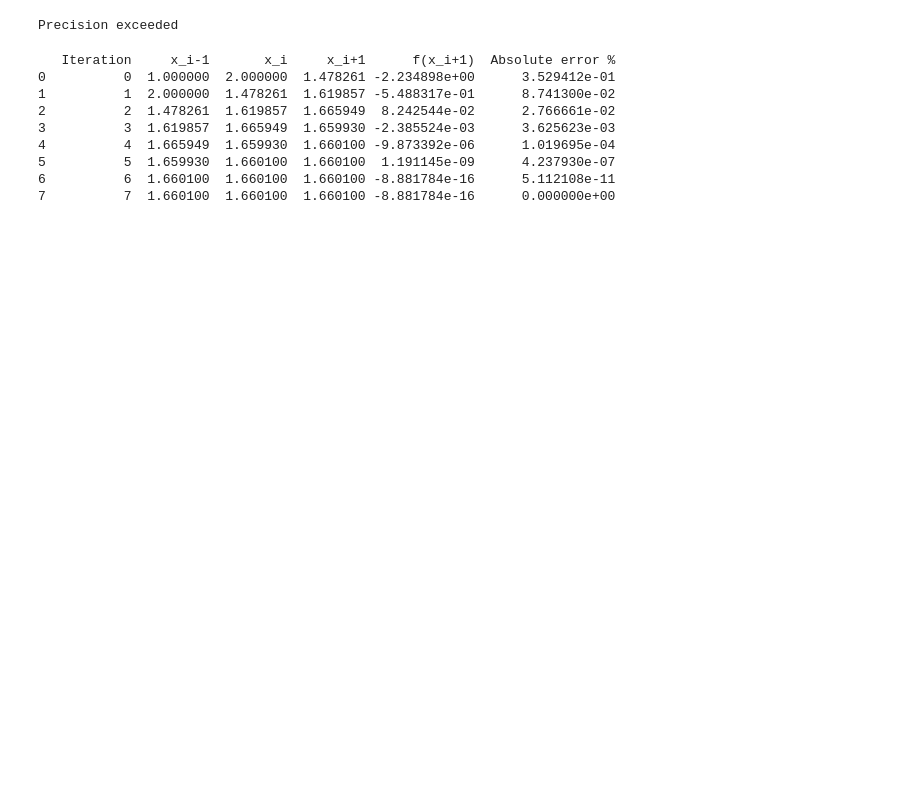
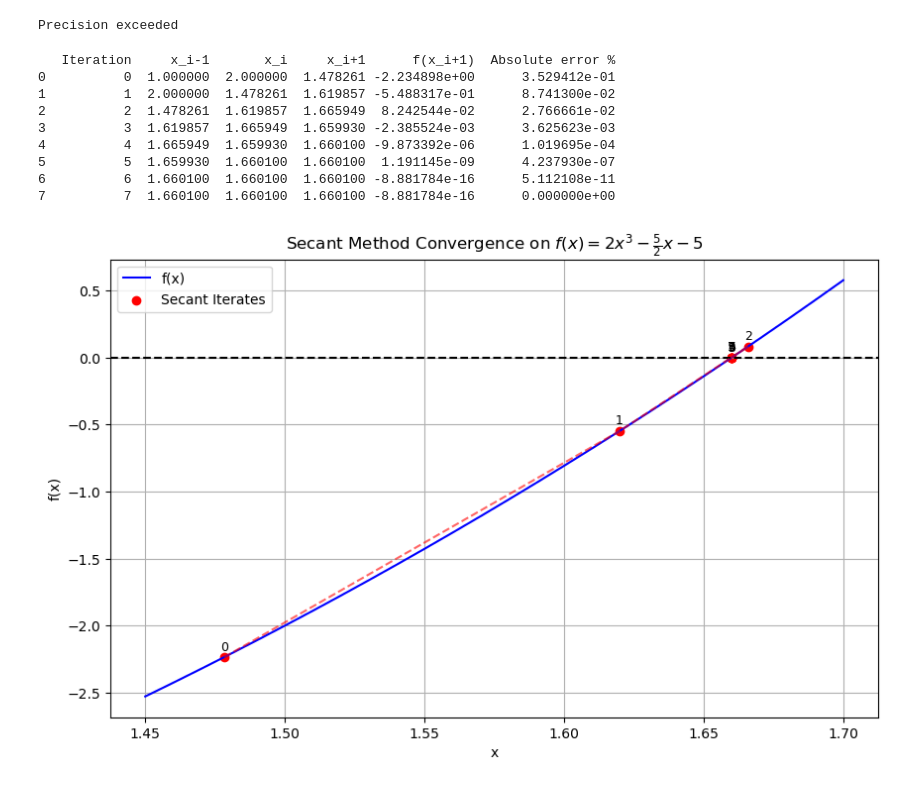
Before and after one commit to Shvetang/MTH308, a Jupyter notebook: SecantMethod.ipynb, the cells around one changed output. Drawn from its saved outputs; the diff is of its cells as text; code cells hidden in the pictures; blank space fills up the shorter version.

```diff
--- a/SecantMethod.ipynb
+++ b/SecantMethod.ipynb
@@ -64,3 +66,32 @@ print(df)
 5          5  1.659930  1.660100  1.660100  1.191145e-09      4.237930e-07
 6          6  1.660100  1.660100  1.660100 -8.881784e-16      5.112108e-11
 7          7  1.660100  1.660100  1.660100 -8.881784e-16      0.000000e+00
+# %%
+# Convert x_i+1 and f(x_i+1) to numpy arrays for plotting
+x_vals = np.array(result["x_i+1"])
+y_vals = np.array(result["f(x_i+1)"])
+
+# Plot the function curve
+x_plot = np.linspace(1.45, 1.7, 500)
+y_plot = f(x_plot)
+
+plt.figure(figsize=(10, 6))
+plt.plot(x_plot, y_plot, label="f(x)", color='blue')
+plt.axhline(0, color='black', linestyle='--')
+
+# Plot bisection steps
+plt.scatter(x_vals, y_vals, color='red', label='Secant Iterates')
+plt.plot(x_vals, y_vals, color='red', linestyle='dashed', alpha=0.6)
+
+# Annotate each iteration
+for i, (x, y) in enumerate(zip(x_vals, y_vals)):
+    plt.annotate(f"{i}", (x, y), textcoords="offset points", xytext=(0,5), ha='center', fontsize=9)
+
+plt.title("Secant Method Convergence on $f(x) = 2x^3 - \\frac{5}{2}x - 5$")
+plt.xlabel("x")
+plt.ylabel("f(x)")
+plt.grid(True)
+plt.legend()
+plt.show()
+# %% [output]
+[figure, added]
```
Also changed, not shown: parts of 1 cell of this notebook, 2 other files.
